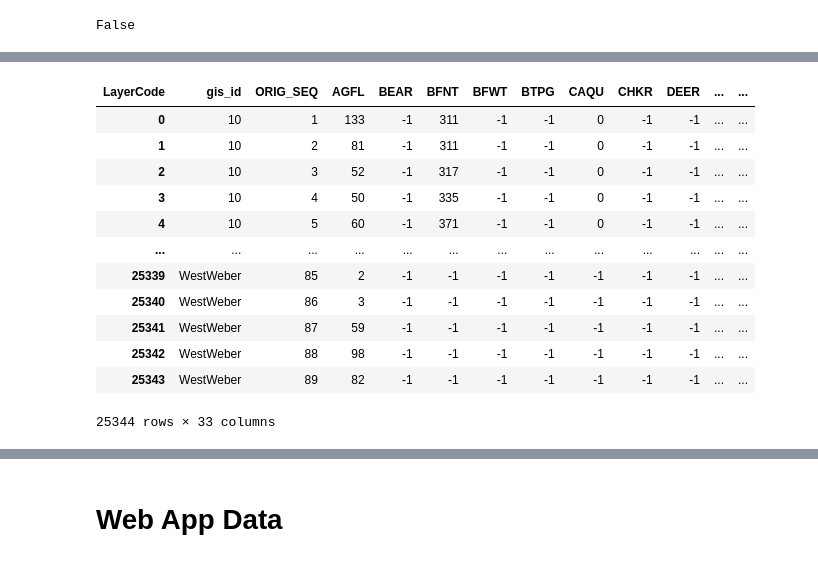
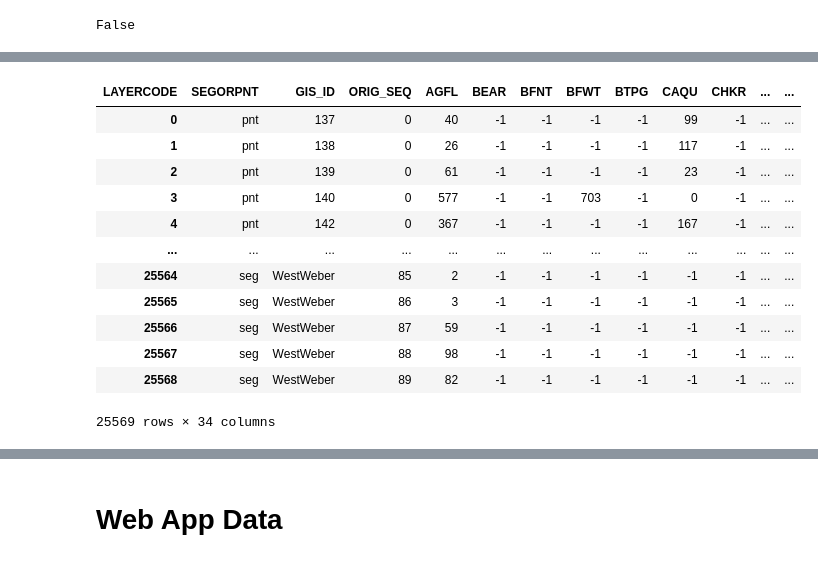
Before and after one commit to WFRCAnalytics/MAP-Environmental-Resiliency, a Jupyter notebook: _dataprep/2-Download-and-Preprocess-Data.ipynb, the cells around one changed output, grey strips where cells are left out. Drawn from its saved outputs; the diff is of its cells as text; code cells hidden in the pictures.

Commit message:
Add point projects

```diff
--- a/_dataprep/2-Download-and-Preprocess-Data.ipynb
+++ b/_dataprep/2-Download-and-Preprocess-Data.ipynb
@@ -295,24 +287,41 @@ dfD = pd.DataFrame()
 for index, row in dfOpenDataLayers.iterrows():
     #try:
     print(row['LayerCode'])
-    _fc = os.path.join(processGdb,row['LayerCode'] + '_joined')
-    if arcpy.Exists(_fc):
+    _fcSeg = os.path.join(processGdb,row['LayerCode'] + '_seg_joined')
+    _fcPnt = os.path.join(processGdb,row['LayerCode'] + '_pnt_joined')
+    if arcpy.Exists(_fcSeg) & arcpy.Exists(_fcPnt):
         #display(_fc)
 
-        _sdf = pd.DataFrame.spatial.from_featureclass(_fc)
+        _sdfSeg = pd.DataFrame.spatial.from_featureclass(_fcSeg)
+        _sdfSeg.columns = _sdfSeg.columns.str.upper()
 
-        df = _sdf[['gis_id',"meters" + row['LayerCode'],'ORIG_SEQ']].copy()
-        df['LayerCode'] = row['LayerCode']
+        df = _sdfSeg[['GIS_ID',"METERS" + row['LayerCode'],'ORIG_SEQ']].copy()
+        df['SEGORPNT' ] = 'seg'
+        df['LAYERCODE'] = row['LayerCode']
 
-        df.columns=(['gis_id','dist_meters','ORIG_SEQ','LayerCode'])
+        df.columns=(['GIS_ID','DIST_METERS','ORIG_SEQ','SEGORPNT','LAYERCODE'])
 
         #display(_sdf[['gis_id',"meters" + row['LayerCode']]])
 
         dfD = pd.concat([dfD,df])
 
-dfD['dist_feet'] = dfD['dist_meters'] / 3.28084
+        _sdfPnt = pd.DataFrame.spatial.from_featureclass(_fcPnt)
+        _sdfPnt.columns = _sdfPnt.columns.str.upper()
 
-dfD = dfD.drop(columns=('dist_meters'))
+        df = _sdfPnt[['GIS_ID',"METERS" + row['LayerCode']]].copy()
+        df['ORIG_SEQ' ] = 0 # points have no sequence so set to 0
+        df['SEGORPNT' ] = 'pnt'
+        df['LAYERCODE'] = row['LayerCode']
+
+        df.columns=(['GIS_ID','DIST_METERS','ORIG_SEQ','SEGORPNT','LAYERCODE'])
+
+        #display(_sdf[['gis_id',"meters" + row['LayerCode']]])
+
+        dfD = pd.concat([dfD,df])
+
+dfD['DIST_FEET'] = dfD['DIST_METERS'] / 3.28084
+
+dfD = dfD.drop(columns=('DIST_METERS'))
 
 dfD
 # %% [output]
@@ -372,24 +381,24 @@ dfDistance
 # %%
-dfDistance_pivot = dfD.pivot_table(index=['gis_id','ORIG_SEQ'],columns='LayerCode',aggfunc='mean')
+dfDistance_pivot = dfD.pivot_table(index=['SEGORPNT','GIS_ID','ORIG_SEQ'],columns='LAYERCODE',aggfunc='mean')
 dfDistance_pivot.fillna(-1,inplace=True)
 dfDistance_pivot = dfDistance_pivot.astype(int)
 dfDistance_pivot.columns = dfDistance_pivot.columns.droplevel(0)
 dfDistance_pivot.reset_index(inplace=True)
 dfDistance_pivot
 # %% [output]
-| LayerCode | gis_id | ORIG_SEQ | AGFL | BEAR | BFNT | BFWT | BTPG | CAQU | CHKR | DEER | ... | ... |
-| 0 | 10 | 1 | 133 | -1 | 311 | -1 | -1 | 0 | -1 | -1 | ... | ... |
-| 1 | 10 | 2 | 81 | -1 | 311 | -1 | -1 | 0 | -1 | -1 | ... | ... |
-| 2 | 10 | 3 | 52 | -1 | 317 | -1 | -1 | 0 | -1 | -1 | ... | ... |
-| 3 | 10 | 4 | 50 | -1 | 335 | -1 | -1 | 0 | -1 | -1 | ... | ... |
-| 4 | 10 | 5 | 60 | -1 | 371 | -1 | -1 | 0 | -1 | -1 | ... | ... |
+| LAYERCODE | SEGORPNT | GIS_ID | ORIG_SEQ | AGFL | BEAR | BFNT | BFWT | BTPG | CAQU | CHKR | ... | ... |
+| 0 | pnt | 137 | 0 | 40 | -1 | -1 | -1 | -1 | 99 | -1 | ... | ... |
+| 1 | pnt | 138 | 0 | 26 | -1 | -1 | -1 | -1 | 117 | -1 | ... | ... |
+| 2 | pnt | 139 | 0 | 61 | -1 | -1 | -1 | -1 | 23 | -1 | ... | ... |
+| 3 | pnt | 140 | 0 | 577 | -1 | -1 | 703 | -1 | 0 | -1 | ... | ... |
+| 4 | pnt | 142 | 0 | 367 | -1 | -1 | -1 | -1 | 167 | -1 | ... | ... |
 | ... | ... | ... | ... | ... | ... | ... | ... | ... | ... | ... | ... | ... |
-| 25339 | WestWeber | 85 | 2 | -1 | -1 | -1 | -1 | -1 | -1 | -1 | ... | ... |
-| 25340 | WestWeber | 86 | 3 | -1 | -1 | -1 | -1 | -1 | -1 | -1 | ... | ... |
-| 25341 | WestWeber | 87 | 59 | -1 | -1 | -1 | -1 | -1 | -1 | -1 | ... | ... |
-| 25342 | WestWeber | 88 | 98 | -1 | -1 | -1 | -1 | -1 | -1 | -1 | ... | ... |
-| 25343 | WestWeber | 89 | 82 | -1 | -1 | -1 | -1 | -1 | -1 | -1 | ... | ... |
+| 25564 | seg | WestWeber | 85 | 2 | -1 | -1 | -1 | -1 | -1 | -1 | ... | ... |
+| 25565 | seg | WestWeber | 86 | 3 | -1 | -1 | -1 | -1 | -1 | -1 | ... | ... |
+| 25566 | seg | WestWeber | 87 | 59 | -1 | -1 | -1 | -1 | -1 | -1 | ... | ... |
+| 25567 | seg | WestWeber | 88 | 98 | -1 | -1 | -1 | -1 | -1 | -1 | ... | ... |
+| 25568 | seg | WestWeber | 89 | 82 | -1 | -1 | -1 | -1 | -1 | -1 | ... | ... |
-25344 rows × 33 columns
+25569 rows × 34 columns
 # %%
 dfDistance_pivot.max()
 # %% [output]
```
Also changed, not shown: parts of 8 cells of this notebook.
